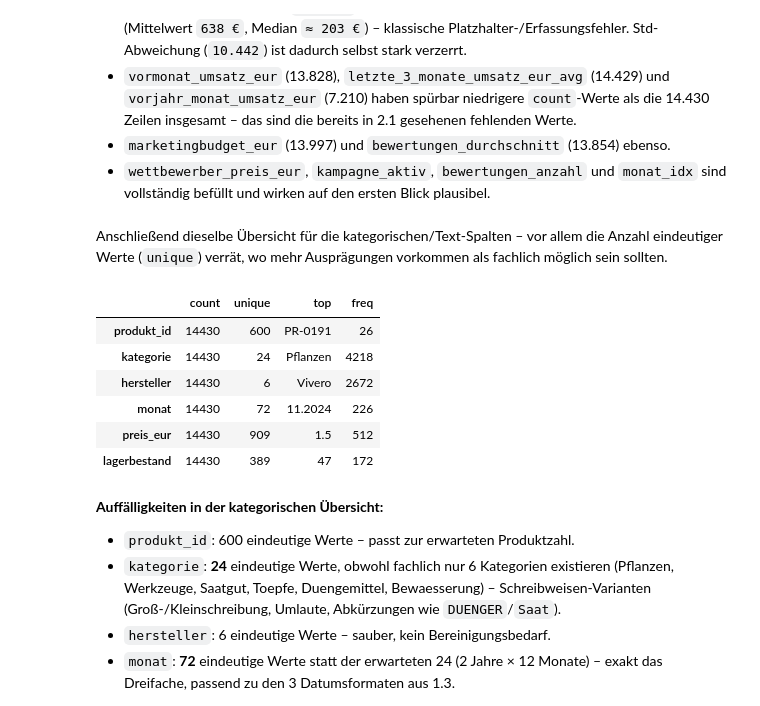
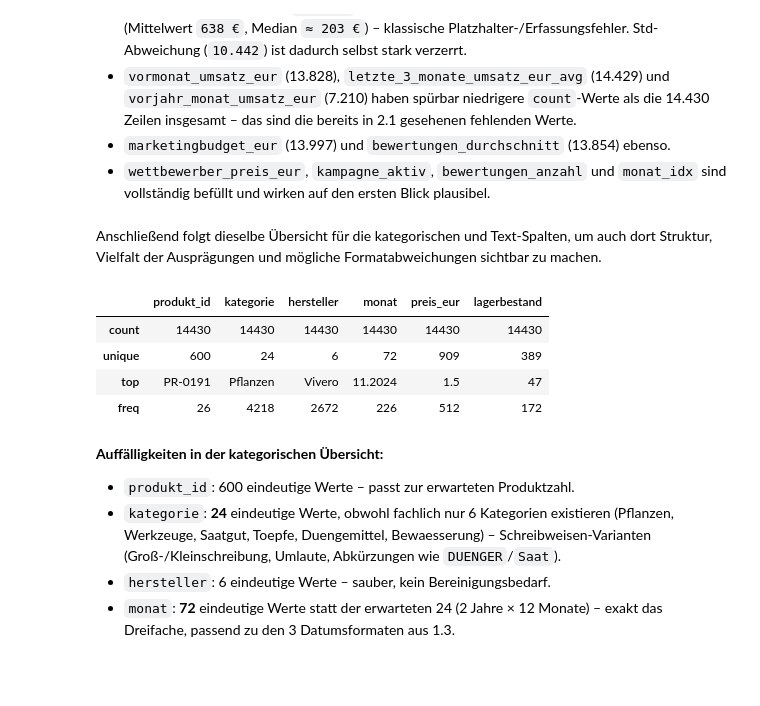
Before and after one commit to LarsPetschke/Umsatzprognose_GreenGarten_Versandhandel_GmbH, a Jupyter notebook: Umsatzprognose_GreenGarten_Versandhandel_GmbH/src/data_management.ipynb, the cells around one changed output. Drawn from its saved outputs; the diff is of its cells as text; code cells hidden in the pictures; blank space fills up the shorter version.

```diff
--- a/Umsatzprognose_GreenGarten_Versandhandel_GmbH/src/data_management.ipynb
+++ b/Umsatzprognose_GreenGarten_Versandhandel_GmbH/src/data_management.ipynb
@@ -145,18 +128,16 @@ df_verkaufe_raw.describe(include=['float', 'int']).T
 - `wettbewerber_preis_eur`, `kampagne_aktiv`, `bewertungen_anzahl` und
   `monat_idx` sind vollständig befüllt und wirken auf den ersten Blick
   plausibel.
-# %% [markdown]
-Anschließend dieselbe Übersicht für die kategorischen/Text-Spalten – vor allem die Anzahl eindeutiger Werte (`unique`) verrät, wo mehr Ausprägungen vorkommen als fachlich möglich sein sollten.
+# %% [markdown]
+Anschließend folgt dieselbe Übersicht für die kategorischen und Text‑Spalten, um auch dort Struktur, Vielfalt der Ausprägungen und mögliche Formatabweichungen sichtbar zu machen.
 # %%
-df_verkaufe_raw.describe(include=['object']).T
+df_verkaufe_raw.describe(include=['object', 'str'])
 # %% [output]
-|  | count | unique | top | freq |
-| produkt_id | 14430 | 600 | PR-0191 | 26 |
-| kategorie | 14430 | 24 | Pflanzen | 4218 |
-| hersteller | 14430 | 6 | Vivero | 2672 |
-| monat | 14430 | 72 | 11.2024 | 226 |
-| preis_eur | 14430 | 909 | 1.5 | 512 |
-| lagerbestand | 14430 | 389 | 47 | 172 |
+|  | produkt_id | kategorie | hersteller | monat | preis_eur | lagerbestand |
+| count | 14430 | 14430 | 14430 | 14430 | 14430 | 14430 |
+| unique | 600 | 24 | 6 | 72 | 909 | 389 |
+| top | PR-0191 | Pflanzen | Vivero | 11.2024 | 1.5 | 47 |
+| freq | 26 | 4218 | 2672 | 226 | 512 | 172 |
 # %% [markdown]
 **Auffälligkeiten in der kategorischen Übersicht:**
 
```
Also changed, not shown: parts of 124 cells of this notebook.
